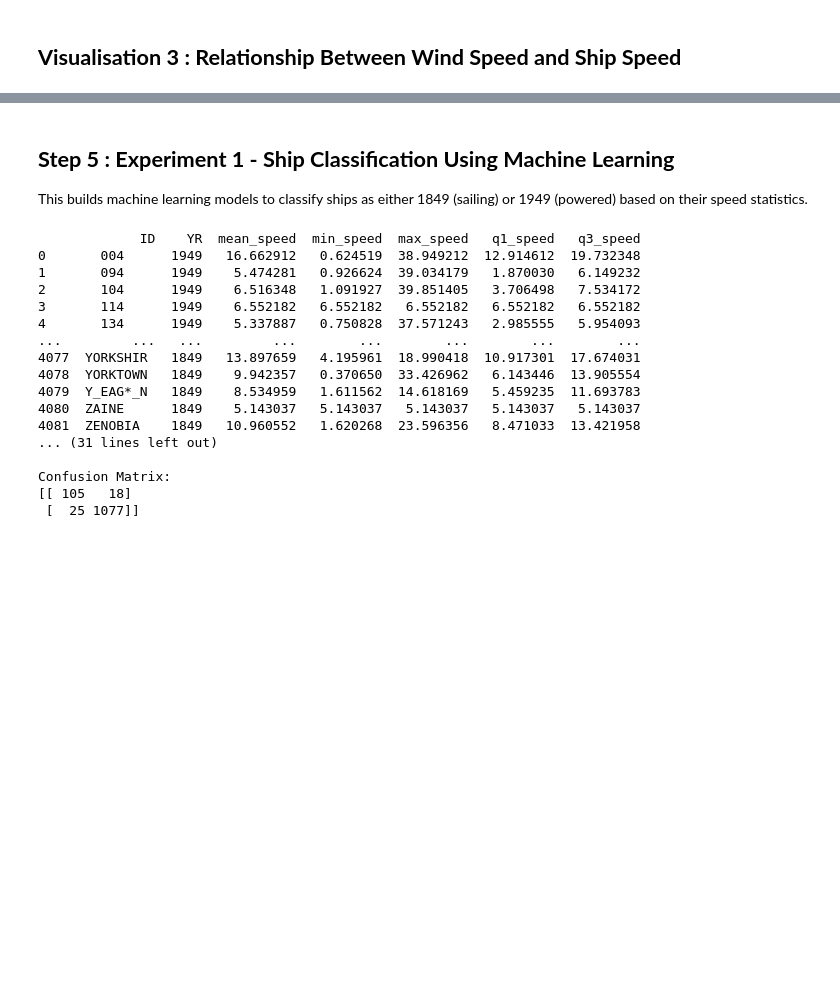
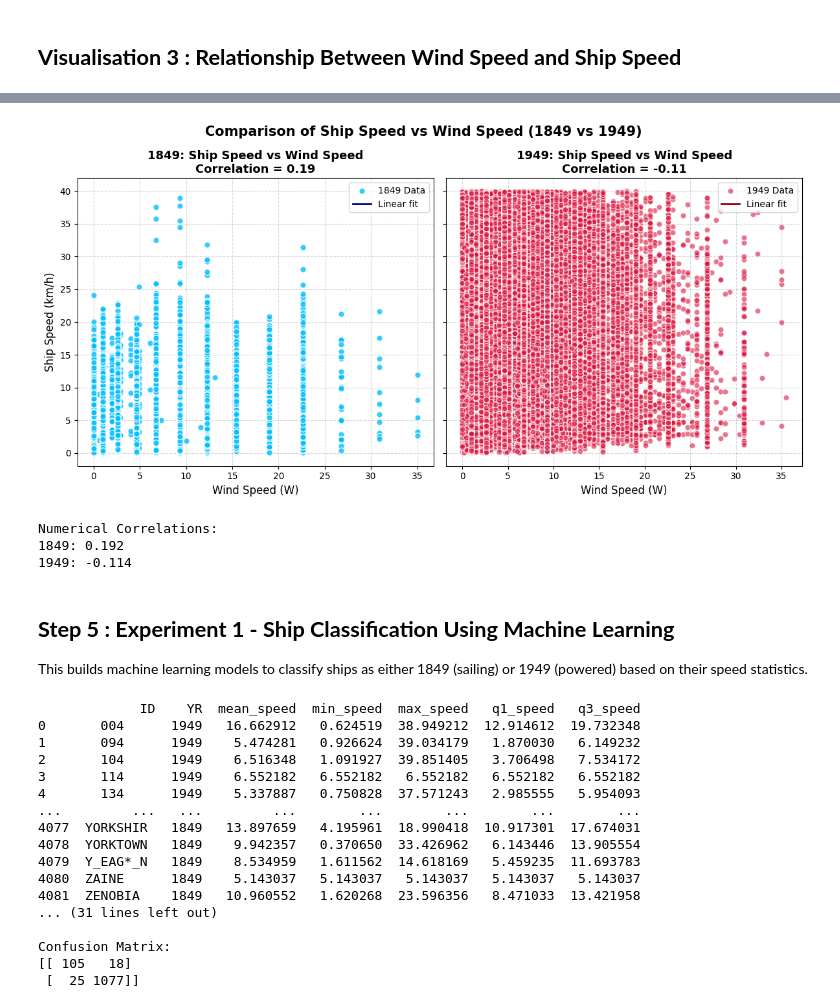
Before and after one commit to RohanC07/Msc-Thesis-DataScience, a Jupyter notebook: IMMA_12.ipynb, the cells around one changed output, grey strips where cells are left out. Cells and saved outputs as stored; diff of their text form; code cells hidden in the pictures; blank space fills up the shorter version.

```diff
--- a/IMMA_12.ipynb
+++ b/IMMA_12.ipynb
@@ -332,3 +367,61 @@ shipspeed -0.113772   1.000000
+# %%
+import matplotlib.pyplot as plt
+import numpy as np
+from scipy.stats import linregress
+
+# Compute correlations
+corr_1849 = imma_1849[["W", "shipspeed"]].corr().iloc[0, 1]
+corr_1949 = imma_1949[["W", "shipspeed"]].corr().iloc[0, 1]
+
+# Create side-by-side subplots
+fig, axes = plt.subplots(1, 2, figsize=(12, 6), sharey=True)
+
+# --- 1849 plot ---
+axes[0].scatter(
+    imma_1849["W"], imma_1849["shipspeed"],
+    color='deepskyblue', edgecolor='white', s=45, alpha=0.8, label='1849 Data', zorder=3
+)
+
+# Linear regression for 1849
+slope_1849, intercept_1849, _, _, _ = linregress(imma_1849["W"], imma_1849["shipspeed"])
+x_vals_1849 = np.linspace(imma_1849["W"].min(), imma_1849["W"].max(), 100)
+axes[0].plot(x_vals_1849, slope_1849 * x_vals_1849 + intercept_1849, color='navy', lw=2, label='Linear fit')
+
+axes[0].set_xlabel("Wind Speed (W)", fontsize=12)
+axes[0].set_ylabel("Ship Speed (km/h)", fontsize=12)
+axes[0].set_title(f"1849: Ship Speed vs Wind Speed\nCorrelation = {corr_1849:.2f}", fontsize=13, weight='bold')
+axes[0].grid(True, linestyle='--', alpha=0.5)
+axes[0].legend()
+
+# --- 1949 plot ---
+axes[1].scatter(
+    imma_1949["W"], imma_1949["shipspeed"],
+    color='crimson', edgecolor='white', s=40, alpha=0.6, label='1949 Data', zorder=3
+)
+
+# Linear regression for 1949
+slope_1949, intercept_1949, _, _, _ = linregress(imma_1949["W"], imma_1949["shipspeed"])
+x_vals_1949 = np.linspace(imma_1949["W"].min(), imma_1949["W"].max(), 100)
+axes[1].plot(x_vals_1949, slope_1949 * x_vals_1949 + intercept_1949, color='darkred', lw=2, label='Linear fit')
+
+axes[1].set_xlabel("Wind Speed (W)", fontsize=12)
+axes[1].set_title(f"1949: Ship Speed vs Wind Speed\nCorrelation = {corr_1949:.2f}", fontsize=13, weight='bold')
+axes[1].grid(True, linestyle='--', alpha=0.5)
+axes[1].legend()
+
+plt.suptitle("Comparison of Ship Speed vs Wind Speed (1849 vs 1949)", fontsize=15, weight='bold')
+plt.tight_layout()
+plt.show()
+
+# Print correlation values in text for reference
+print("Numerical Correlations:")
+print(f"1849: {corr_1849:.3f}")
+print(f"1949: {corr_1949:.3f}")
+# %% [output]
+[figure, added]
+Numerical Correlations:
+1849: 0.192
+1949: -0.114
 # %% [markdown]
 ## **Step 5 : Experiment 1 - Ship Classification Using Machine Learning**
 This builds machine learning models to classify ships as either 1849 (sailing) or 1949 (powered) based on their speed statistics.
```
Also changed, not shown: parts of 15 cells of this notebook.
